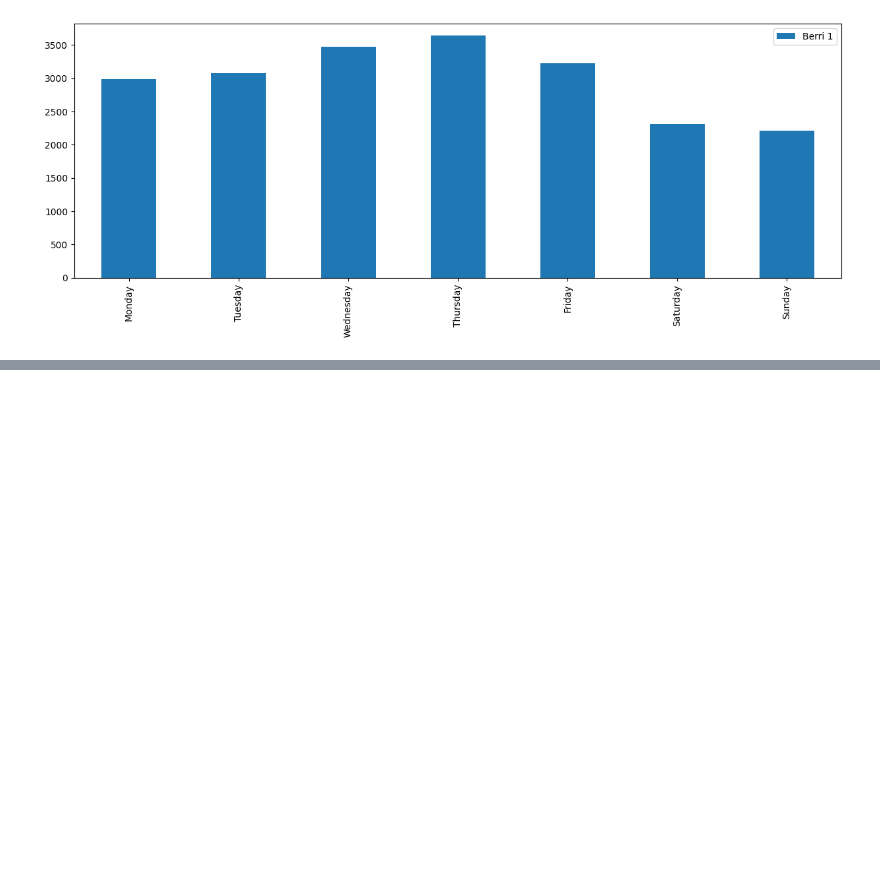
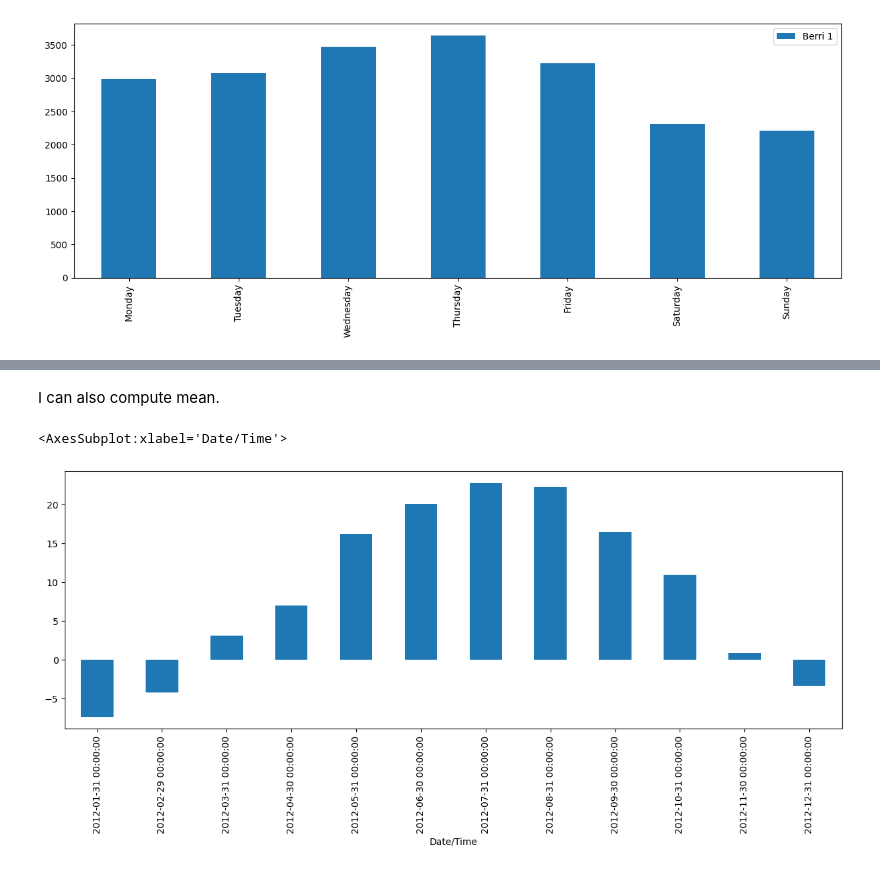
Before and after one commit to calvinfeng/pandas-cookbook, a Jupyter notebook: cooking/cookbook.ipynb, the cells around one changed output, grey strips where cells are left out. Cells and saved outputs as stored; diff of their text form; code cells hidden in the pictures; blank space fills up the shorter version.

```diff
--- a/cooking/cookbook.ipynb
+++ b/cooking/cookbook.ipynb
@@ -449,0 +526,7 @@ weekday_means.plot(kind='bar', figsize=(15,5))
+# %% [markdown]
+I can also compute mean.
+# %%
+weather_2012['Temp (C)'].resample('M').apply(np.mean).plot(kind='bar', figsize=(15,5))
+# %% [output]
+<AxesSubplot:xlabel='Date/Time'>
+[figure, added]
```
Also changed, not shown: parts of 55 cells of this notebook.
